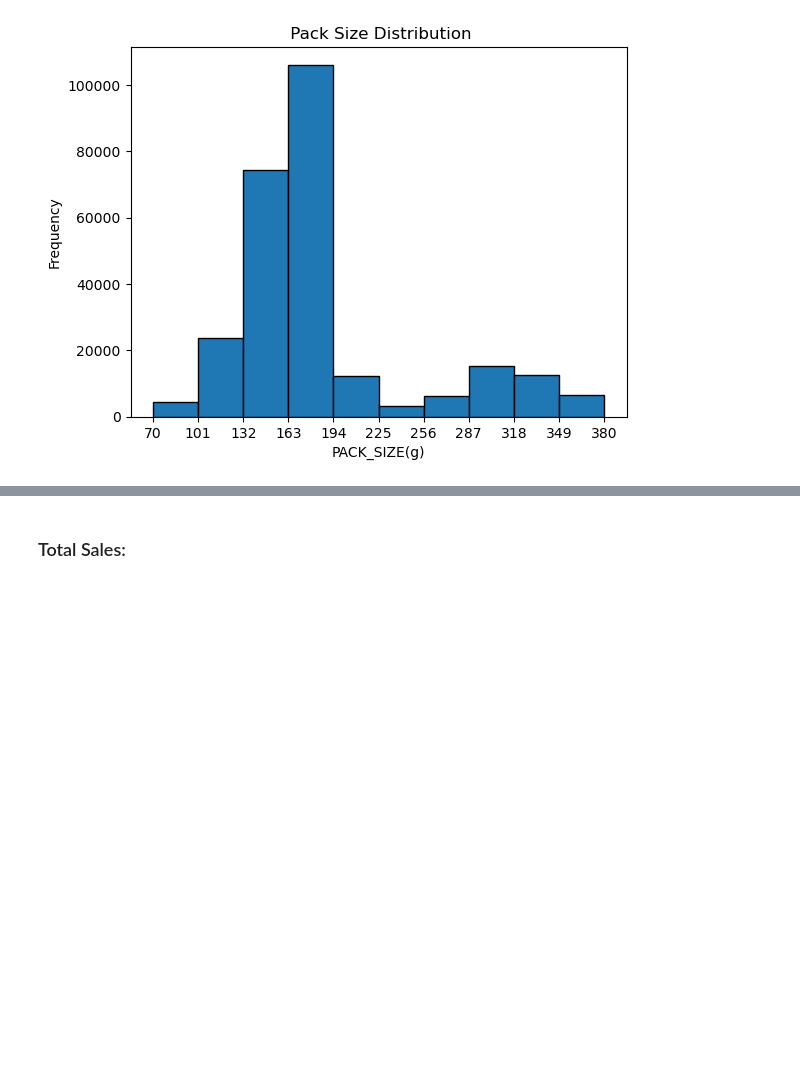
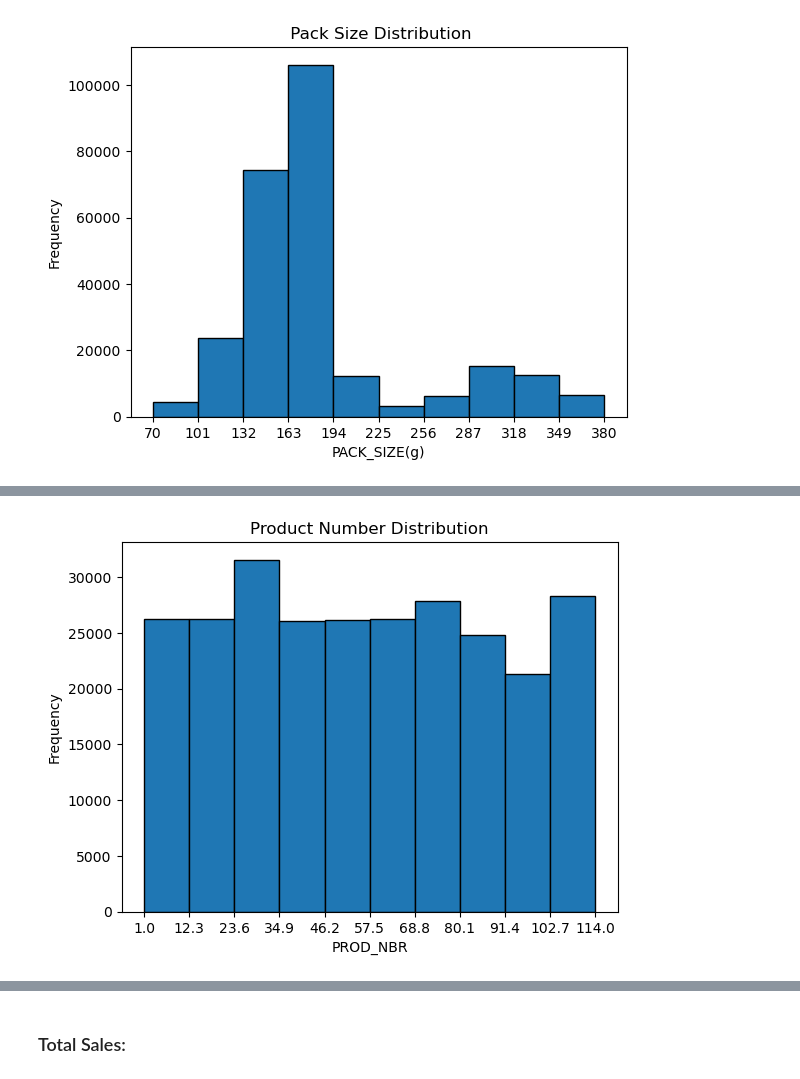
Before and after one commit to Marilyn-Rose/Data-Analytics-on-Chips-Category, a Jupyter notebook: Quantium Chips_Category Data analysis.ipynb, the cells around one changed output, grey strips where cells are left out. Saved outputs shown, nothing was run; the diff lists cells and outputs as text; code cells hidden in the pictures; blank space fills up the shorter version.

```diff
--- a/Quantium Chips_Category Data analysis.ipynb
+++ b/Quantium Chips_Category Data analysis.ipynb
@@ -404,0 +403,11 @@ df.head(2)
+# %%
+# Frequency distribution of 'PACK_SIZE'[
+count, bin_edges = np.histogram(df['PROD_NBR'])
+df['PROD_NBR'].plot(kind= 'hist', xticks = bin_edges, edgecolor = 'black')
+
+plt.xlabel('PROD_NBR')
+plt.title( 'Product Number Distribution')
+
+plt.show()
+# %% [output]
+[figure, added]
```
Also changed, not shown: parts of 28 cells of this notebook.
